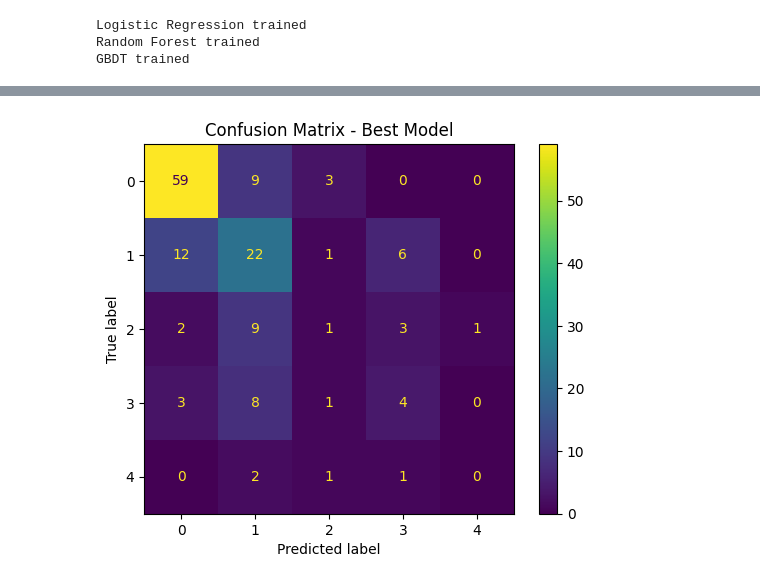
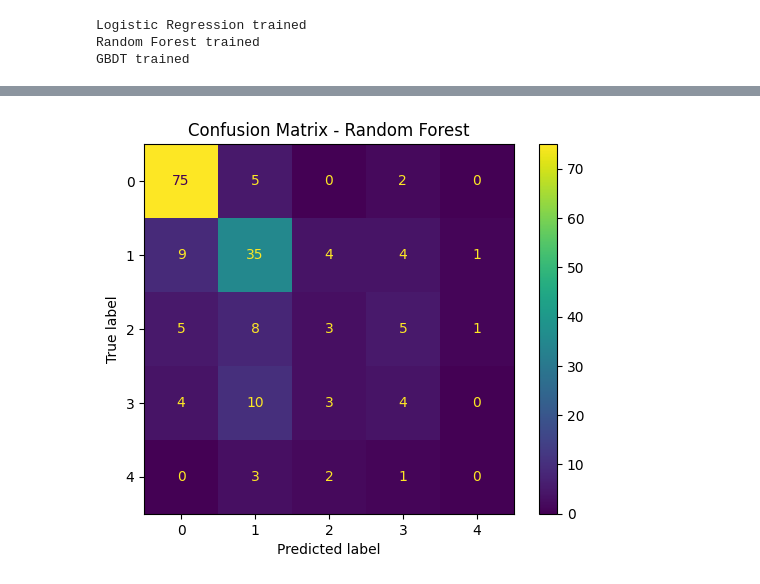
Before and after one commit to Lynna5639582/Lynna5639582-DataScience-GenAI-Submissions, a Jupyter notebook: Practice_Data_Set_ML.ipynb, the cells around one changed output, grey strips where cells are left out. Cells and saved outputs as stored; diff of their text form; code cells hidden in the pictures.

```diff
--- a/Practice_Data_Set_ML.ipynb
+++ b/Practice_Data_Set_ML.ipynb
@@ -129,11 +124,18 @@ display(results_df.round(3))
-# %%
-from sklearn.metrics import ConfusionMatrixDisplay
-
-best_model = models['Logistic Regression']
-test_features = X_test_scaled if best_model == models['Logistic Regression'] else X_test
-
-ConfusionMatrixDisplay.from_predictions(y_test, best_model.predict(test_features))
-plt.title("Confusion Matrix - Best Model")
-plt.show()
-# %% [output]
-[figure, removed]
+# %%
+from sklearn.metrics import ConfusionMatrixDisplay
+from sklearn.ensemble import GradientBoostingClassifier
+import matplotlib.pyplot as plt
+
+# Re-initialize and fit the GBDT model locally using imputed training features
+best_model = GradientBoostingClassifier(n_estimators=80, random_state=4567)
+best_model.fit(X_train_imputed, y_train)
+
+# GBDT uses non-scaled but imputed features
+test_features = X_test_imputed
+
+# Display the confusion matrix
+ConfusionMatrixDisplay.from_predictions(y_test, best_model.predict(test_features))
+plt.title("Confusion Matrix - Random Forest")
+plt.show()
+# %% [output]
+[figure, added]
```
Also changed, not shown: parts of 6 cells of this notebook.
